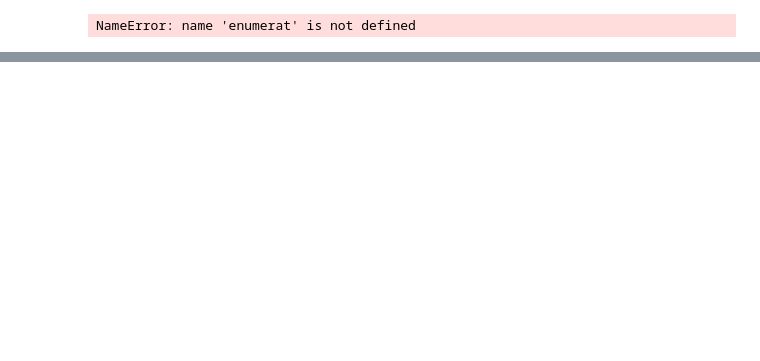
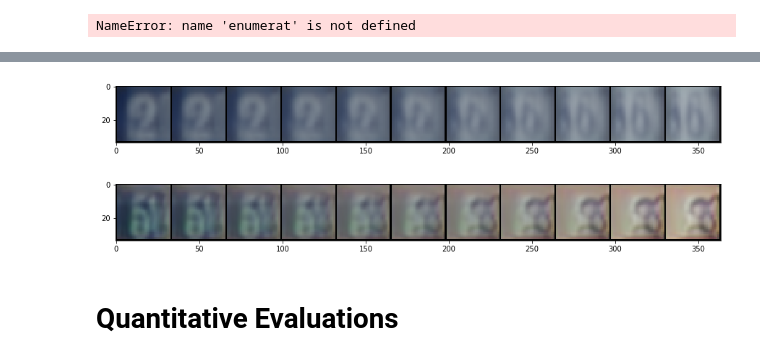
Before and after one commit to jimleroux/IFT6135ass3, a Jupyter notebook: p3/Analysis.ipynb, the cells around one changed output, grey strips where cells are left out. Saved outputs shown, nothing was run; the diff lists cells and outputs as text; code cells hidden in the pictures; blank space fills up the shorter version.

```diff
--- a/p3/Analysis.ipynb
+++ b/p3/Analysis.ipynb
@@ -96,8 +111,3 @@ def pertube(z, epsilon, steps, dim):
     print(new_z.shape)
     new_z[:, dim] += epsilon_m
     return new_z
-# %%
-steps=16
-epsilon = 0.001
-x = torch.Tensor([epsilon*i for i in range(int(-steps/2), int(steps/2))])
-x.shape
@@ -119,0 +157,16 @@ torch.Size([16, 100])
+# %%
+def get_x_hat(gen, z):
+    with torch.no_grad():
+        x = gen(z)
+    x_hat = [(alpha/10*x[0] + (1-alpha/10)*x[1]).unsqueeze(0) for alpha in range(0, 11)]
+    return torch.cat(x_hat)
+# %%
+vae_x_hat = get_x_hat(vae_model.decoder, z)
+gan_x_hat = get_x_hat(gan_model, z)
+show_grid(vae_x_hat, 11, figsize=(15,15))
+show_grid(gan_x_hat, 11, figsize=(15,15))
+# %% [output]
+[figure, added]
+[figure, added]
+# %% [markdown]
+# Quantitative Evaluations
```
Also changed, not shown: parts of 16 cells of this notebook.
